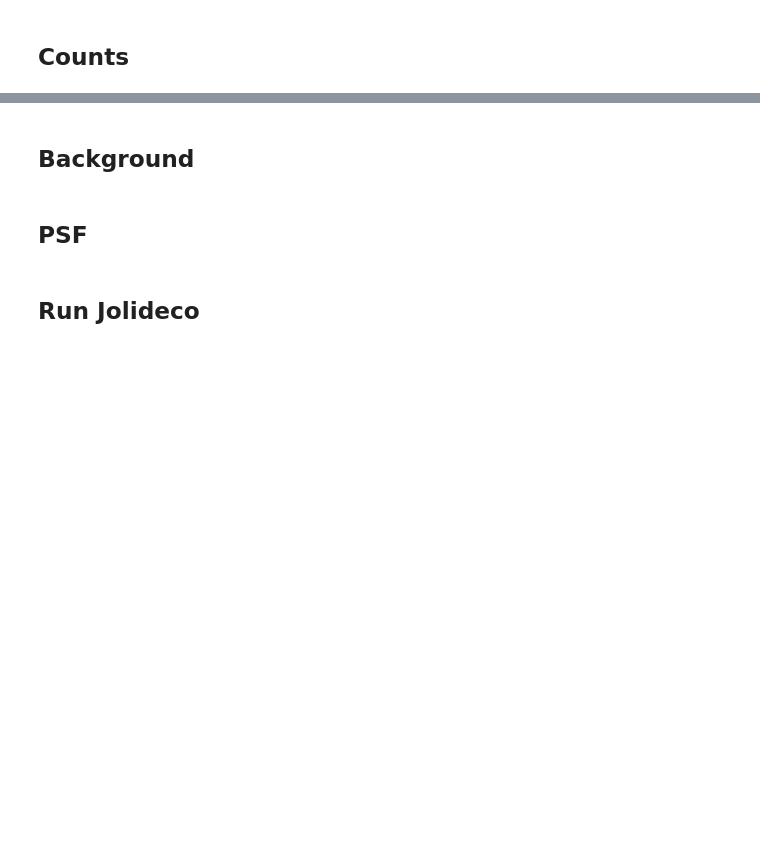
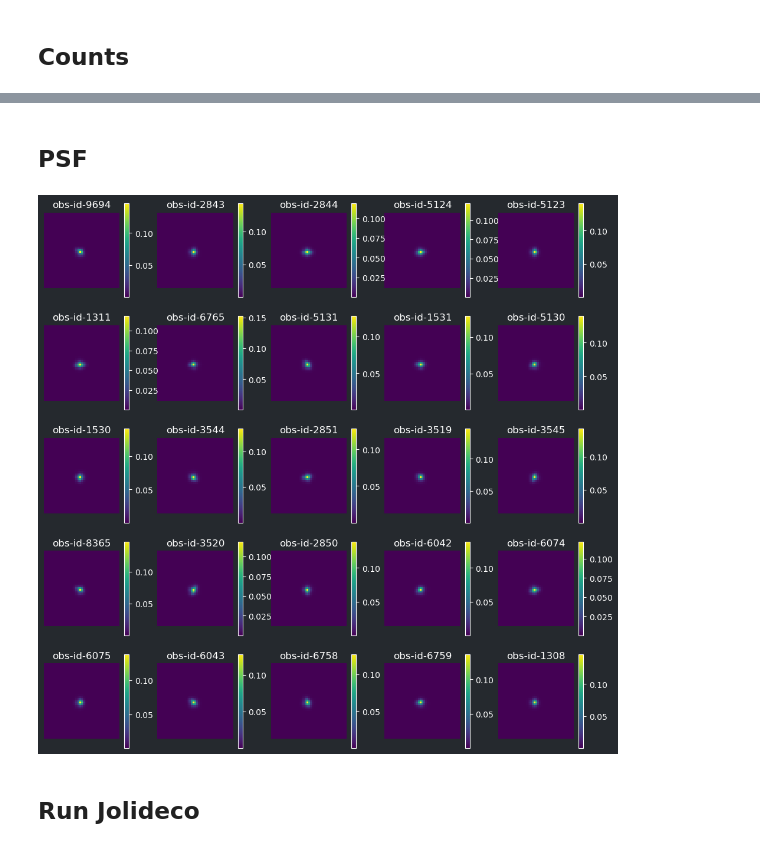
Before and after one commit to jolideco/jolideco-chandra-examples, a Jupyter notebook: workflow/notebooks/jolideco-deconvolution.ipynb, the cells around one changed output, grey strips where cells are left out. Cells and saved outputs as stored; diff of their text form; code cells hidden in the pictures; blank space fills up the shorter version.

```diff
--- a/workflow/notebooks/jolideco-deconvolution.ipynb
+++ b/workflow/notebooks/jolideco-deconvolution.ipynb
@@ -37,7 +41,7 @@ else:
     filename_jolideco_result = PATH_BASE / f"{config_name}-result-jolideco.fits"
     filename_npred_stacked = PATH_BASE / f"{config_name}-npred.fits"
 # %%
-filenames = list(Path("../../results/e0102/").glob("*/maps/*-counts.fits"))
+filenames = list(Path("../../results/e0102-broadband/").glob("*/maps/*-counts.fits"))
 # %%
 datasets = {}
 
@@ -48,9 +67,9 @@ for filename in filenames:
 # %% [markdown]
 ## Counts
 # %%
-stacked = Map.from_geom(datasets["obs-id-9694"].geom)
+stacked = Map.from_geom(datasets["obs-id-1308"]["counts"].geom)
 
-for name, counts in datasets.items():
-    stacked += counts
+for name, dataset in datasets.items():
+    stacked += dataset["counts"]
 # %%
 stacked.plot(cmap="viridis", add_cbar=True);
@@ -57,33 +78,22 @@ stacked.plot(cmap="viridis", add_cbar=True);
-# %% [markdown]
-## Background
-# %%
-fig, axes = plt.subplots(
-    ncols=2,
-    nrows=2,
-    subplot_kw={"projection": wcs},
-    figsize=(12, 12)
-)
-
-for ax, (name, maps) in zip(axes.flat, datasets.items()):
-    background = maps["background"].sum_over_axes()
-    background.plot(ax=ax, cmap="viridis", add_cbar=True, stretch="log")
-    ax.set_title(f"{name}")
 # %% [markdown]
 ## PSF
 # %%
-wcs = datasets["vela-junior-above-10GeV-data-psf0"]["psf"].geom.wcs
+wcs = datasets["obs-id-1308"]["psf"].geom.wcs
 
 fig, axes = plt.subplots(
-    ncols=2,
-    nrows=2,
+    ncols=5,
+    nrows=5,
     subplot_kw={"projection": wcs},
     figsize=(12, 12)
 )
 
-for ax, (name, maps) in zip(axes.flat, datasets.items()):
-    psf = maps["psf"].sum_over_axes()
-    psf.plot(ax=ax, cmap="viridis", add_cbar=True, stretch="log")
+for ax, (name, dataset) in zip(axes.flat, datasets.items()):
+    psf = dataset["psf"]
+    psf.plot(ax=ax, cmap="viridis", add_cbar=True, stretch="linear")
     ax.set_title(f"{name}")
+    ax.axis("off")
+# %% [output]
+[figure, added]
 # %%
 def to_jolideco_dataset(maps, dtype=np.float32):
     """Convert Gammapy maps to Jolideco dataset."""
```
Also changed, not shown: parts of 14 cells of this notebook, 6 other files.
